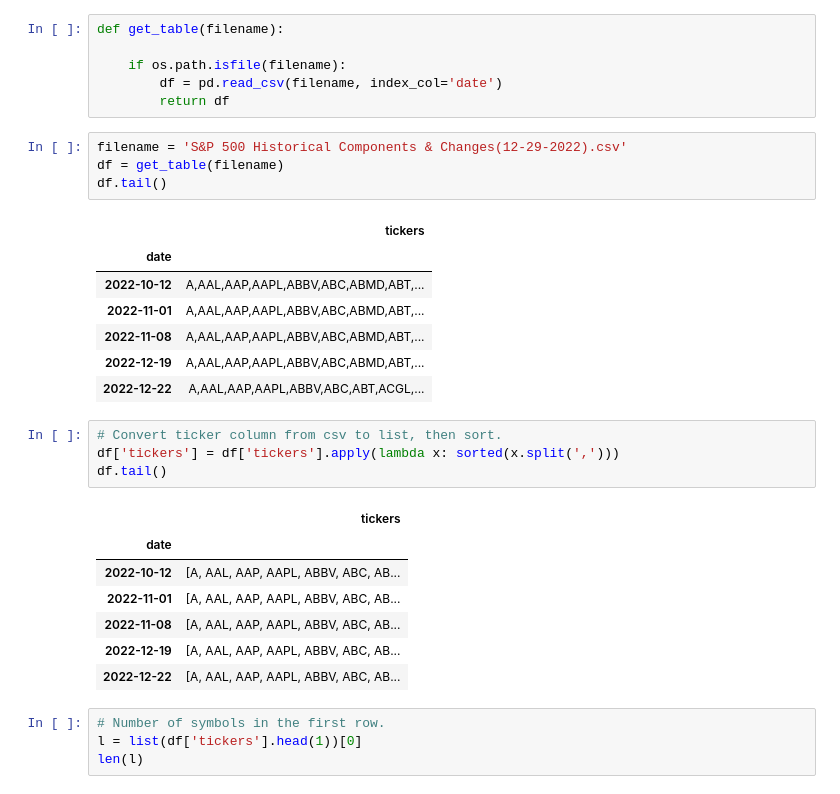
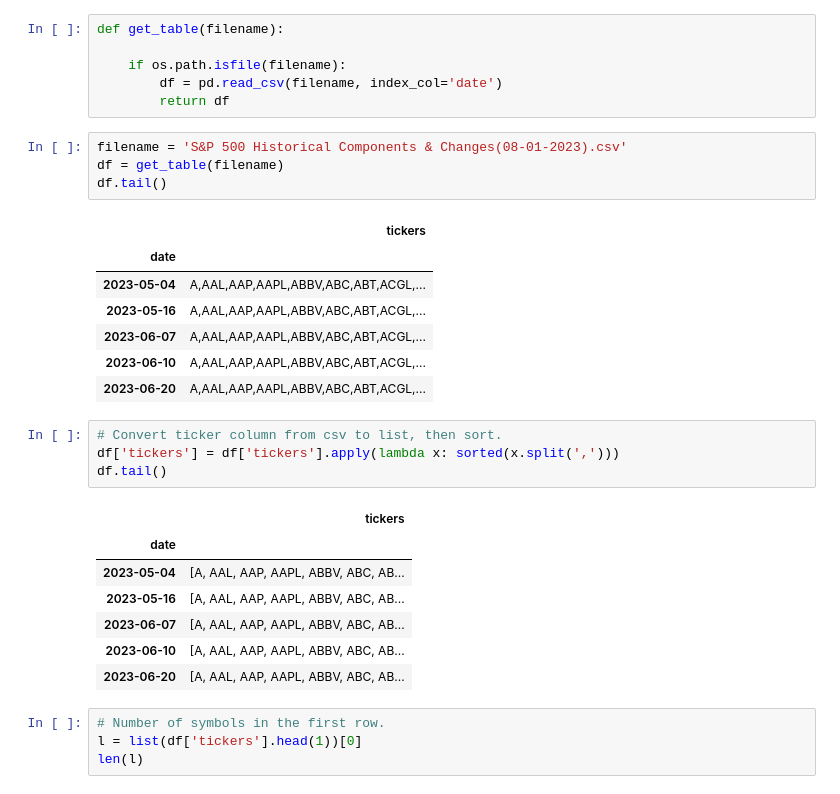
Before and after one commit to fja05680/sp500, a Jupyter notebook: sp500_by_date.ipynb, the cells around one changed output. Drawn from its saved outputs; the diff is of its cells as text.

```diff
--- a/sp500_by_date.ipynb
+++ b/sp500_by_date.ipynb
@@ -30,17 +30,17 @@ def get_table(filename):
         df = pd.read_csv(filename, index_col='date')
         return df
 # %%
-filename = 'S&P 500 Historical Components & Changes(12-29-2022).csv'
+filename = 'S&P 500 Historical Components & Changes(08-01-2023).csv'
 df = get_table(filename)
 df.tail()
 # %% [output]
 |  | tickers |
 | date |  |
-| 2022-10-12 | A,AAL,AAP,AAPL,ABBV,ABC,ABMD,ABT,... |
-| 2022-11-01 | A,AAL,AAP,AAPL,ABBV,ABC,ABMD,ABT,... |
-| 2022-11-08 | A,AAL,AAP,AAPL,ABBV,ABC,ABMD,ABT,... |
-| 2022-12-19 | A,AAL,AAP,AAPL,ABBV,ABC,ABMD,ABT,... |
-| 2022-12-22 | A,AAL,AAP,AAPL,ABBV,ABC,ABT,ACGL,... |
+| 2023-05-04 | A,AAL,AAP,AAPL,ABBV,ABC,ABT,ACGL,... |
+| 2023-05-16 | A,AAL,AAP,AAPL,ABBV,ABC,ABT,ACGL,... |
+| 2023-06-07 | A,AAL,AAP,AAPL,ABBV,ABC,ABT,ACGL,... |
+| 2023-06-10 | A,AAL,AAP,AAPL,ABBV,ABC,ABT,ACGL,... |
+| 2023-06-20 | A,AAL,AAP,AAPL,ABBV,ABC,ABT,ACGL,... |
 # %%
 # Convert ticker column from csv to list, then sort.
 df['tickers'] = df['tickers'].apply(lambda x: sorted(x.split(',')))
@@ -48,11 +48,11 @@ df.tail()
 # %% [output]
 |  | tickers |
 | date |  |
-| 2022-10-12 | [A, AAL, AAP, AAPL, ABBV, ABC, AB... |
-| 2022-11-01 | [A, AAL, AAP, AAPL, ABBV, ABC, AB... |
-| 2022-11-08 | [A, AAL, AAP, AAPL, ABBV, ABC, AB... |
-| 2022-12-19 | [A, AAL, AAP, AAPL, ABBV, ABC, AB... |
-| 2022-12-22 | [A, AAL, AAP, AAPL, ABBV, ABC, AB... |
+| 2023-05-04 | [A, AAL, AAP, AAPL, ABBV, ABC, AB... |
+| 2023-05-16 | [A, AAL, AAP, AAPL, ABBV, ABC, AB... |
+| 2023-06-07 | [A, AAL, AAP, AAPL, ABBV, ABC, AB... |
+| 2023-06-10 | [A, AAL, AAP, AAPL, ABBV, ABC, AB... |
+| 2023-06-20 | [A, AAL, AAP, AAPL, ABBV, ABC, AB... |
 # %%
 # Number of symbols in the first row.
 l = list(df['tickers'].head(1))[0]
```
Also changed, not shown: parts of 1 cell of this notebook, 6 other files.
